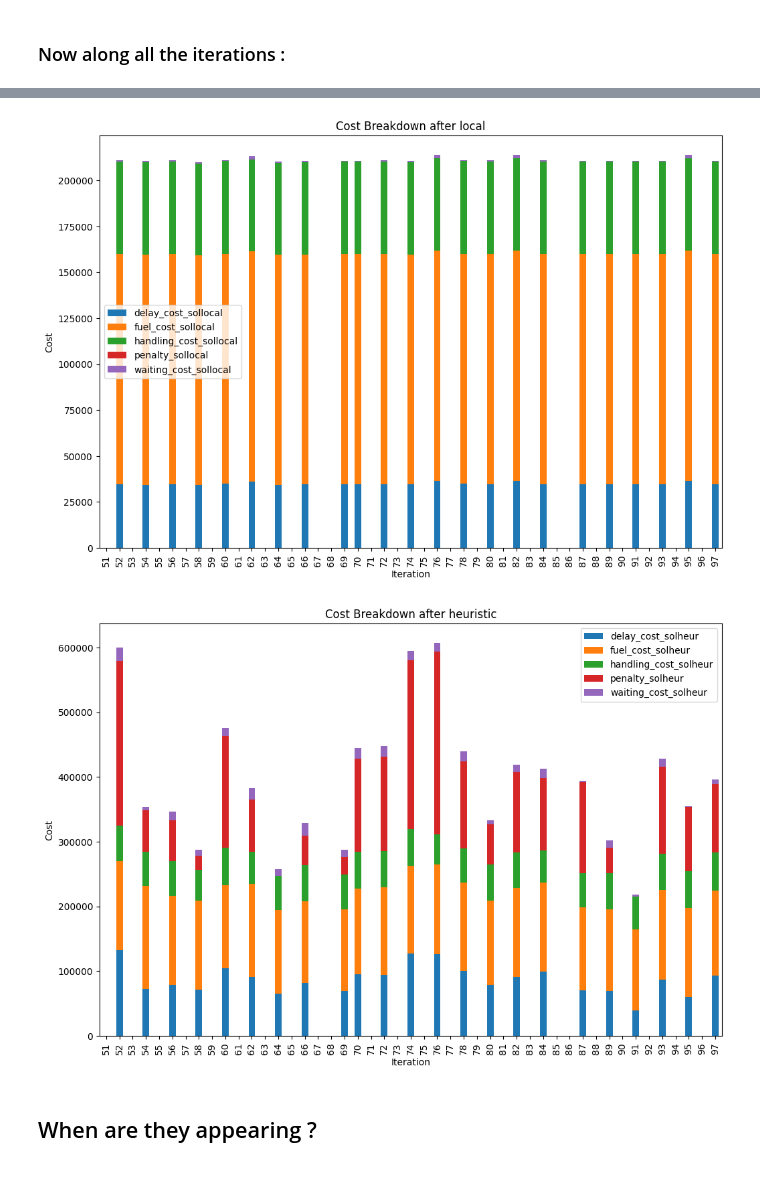
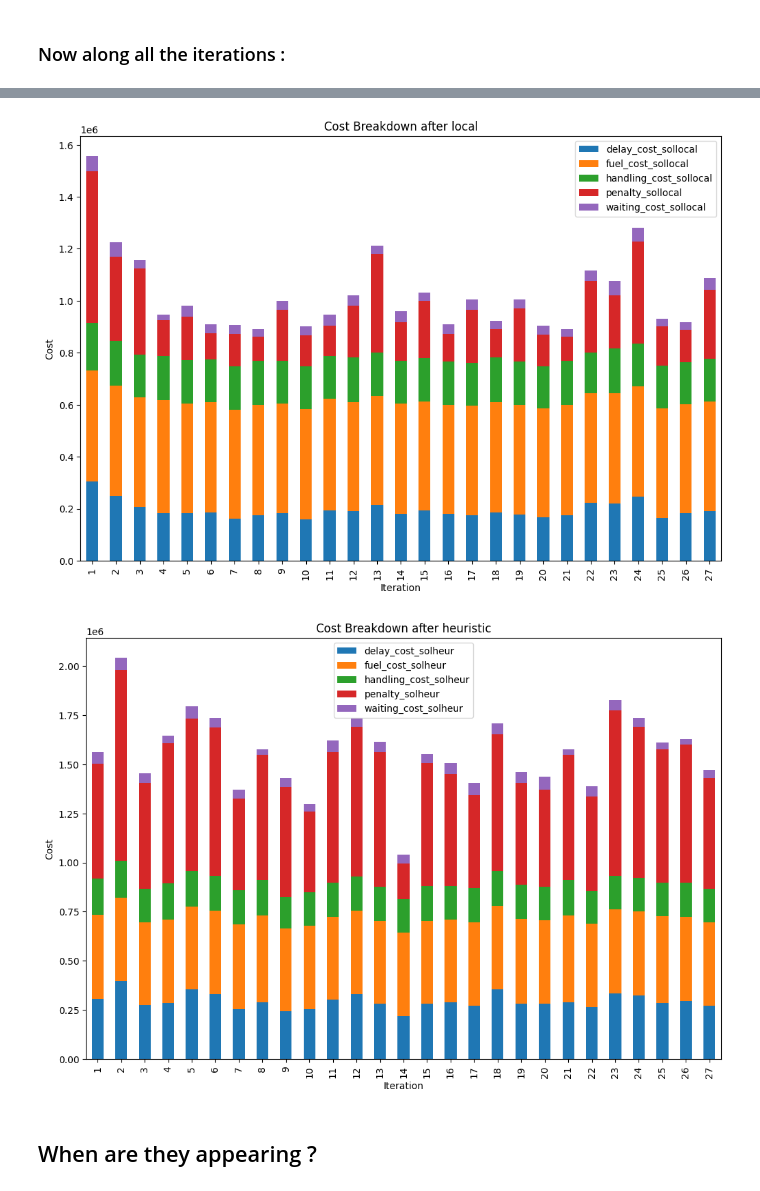
Before and after one commit to Loic-Ker/MCBAP-multi-port-berth-allocation-problem, a Jupyter notebook: my_code/results_analysis/all_results_analysis.ipynb, the cells around one changed output, grey strips where cells are left out. Cells and saved outputs as stored; diff of their text form; code cells hidden in the pictures.

```diff
--- a/my_code/results_analysis/all_results_analysis.ipynb
+++ b/my_code/results_analysis/all_results_analysis.ipynb
@@ -4,14 +4,14 @@
 from getdict_results import *
 
 algo_folder="reactiveGRASP/countcost_nostage"
-exp="exp2"
-seed=1
-Nin=5
-qli=10
+exp="exp3"
+seed=5
+Nin=15
+qli=80
 Nout=5
-iteration_number = 50
+iteration_number = 2
 iter_to_plot = iteration_number
-nb_iter=50
+nb_iter=28
 # %%
 results = getiterfromfileHEUR(Nin,Nout,seed,qli,algo_folder,exp)
 results
@@ -184,36 +191,36 @@ plt.show()
 # %%
 import pandas as pd
 import matplotlib.pyplot as plt
 
 # create dataset
-dataset_subset = dataset[dataset['iter'] > nb_iter]
+dataset_subset = dataset[dataset['iter'] < nb_iter]
 # create pivot table for solocal columns
 df_pivot_solocal = pd.pivot_table(dataset_subset, values=['delay_cost_sollocal', 'penalty_sollocal', 'fuel_cost_sollocal', 'handling_cost_sollocal', 'waiting_cost_sollocal'], index=['iter'])
 
 # create pivot table for solheur columns
 df_pivot_solheur = pd.pivot_table(dataset_subset, values=['delay_cost_solheur', 'penalty_solheur', 'fuel_cost_solheur', 'handling_cost_solheur', 'waiting_cost_solheur'], index=['iter'])
 
 # create stacked bar plot for solocal columns
 ax1 = df_pivot_solocal.plot(kind='bar', stacked=True, figsize=(12, 8))
 
 # add labels and title for solocal columns
 ax1.set_xlabel('Iteration')
 ax1.set_ylabel('Cost')
 ax1.set_title('Cost Breakdown after local')
 
 # create stacked bar plot for solheur columns
 ax2 = df_pivot_solheur.plot(kind='bar', stacked=True, figsize=(12, 8))
 
 # add labels and title for solheur columns
 ax2.set_xlabel('Iteration')
 ax2.set_ylabel('Cost')
 ax2.set_title('Cost Breakdown after heuristic')
 
 # show plots
 plt.show()
 # %% [output]
-[figure, old version]
+[figure, new version]
-[figure, old version]
+[figure, new version]
 # %% [markdown]
 ## When are they appearing  ?
 # %%
```
Also changed, not shown: parts of 12 cells of this notebook, 4 other files.
